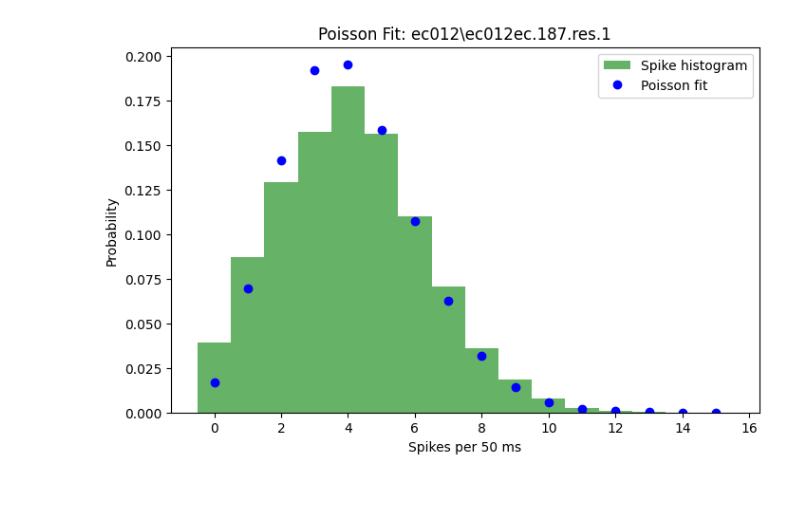
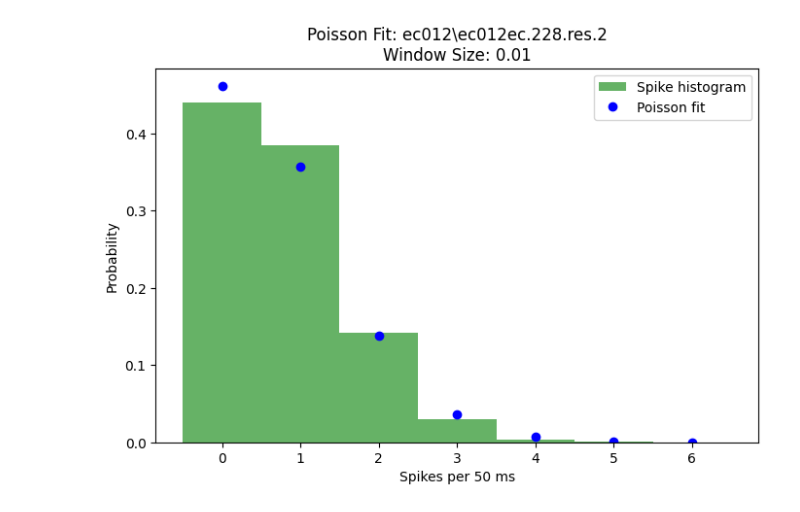
Before and after one commit to NolanRink/CS4520Project2, a Jupyter notebook: Project24540.ipynb, the cells around one changed output. Saved outputs shown, nothing was run; the diff lists cells and outputs as text; code cells hidden in the pictures.

```diff
--- a/Project24540.ipynb
+++ b/Project24540.ipynb
@@ -40,56 +40,67 @@ all_file_paths = ['ec012\\ec012ec.187.res.1',
                   'ec016\\ec016.674.res.2',
                   'ec016\\ec016.682.res.1',
                   'ec016\\ec016.682.res.2']
+# %%
+#Choose files and window sizes to use
+chosen_file = []
+chosen_file.append(all_file_paths[3])
+chosen_file.append(all_file_paths[4])
+chosen_file.append(all_file_paths[6])
+
+window_sizes = [0.01, 0.05, 0.1]
 # %%
-for selected_file in all_file_paths:
-    print("------------------------------------------------------------")
-    print(f"Analyzing file: {selected_file}")
+for selected_file in chosen_file:
+    for window_size in window_sizes:
+        print("------------------------------------------------------------")
+        print(f"window_size: {window_size}")
+        print("------------------------------------------------------------")
+        print(f"Analyzing file: {selected_file}")
 
-    spike_indices = load_spike_data(selected_file)
-    spike_times = convert_to_time(spike_indices)
+        spike_indices = load_spike_data(selected_file)
+        spike_times = convert_to_time(spike_indices)
 
-    print(f"Total spikes: {len(spike_times)}")
-    print(f"Duration (s): {spike_times[-1]:.2f}")
+        print(f"Total spikes: {len(spike_times)}")
+        print(f"Duration (s): {spike_times[-1]:.2f}")
 
-    # Poisson Fit
-    window_size = 0.05
-    counts = compute_spike_counts(spike_times, window_size)
-    lambda_est = np.mean(counts)
-    fano_factor = np.var(counts) / lambda_est if lambda_est > 0 else np.nan
+        # Poisson Fit
 
-    print(f"Poisson λ: {lambda_est:.3f}")
-    print(f"Fano factor: {fano_factor:.3f}")
+        counts = compute_spike_counts(spike_times, window_size)
+        lambda_est = np.mean(counts)
+        fano_factor = np.var(counts) / lambda_est if lambda_est > 0 else np.nan
 
-    plt.figure(figsize=(8, 5))
-    bins = np.arange(np.min(counts), np.max(counts) + 2) - 0.5
-    plt.hist(counts, bins=bins, density=True, alpha=0.6, color='g', label='Spike histogram')
-    x_vals = np.arange(int(np.min(counts)), int(np.max(counts)) + 1)
-    plt.plot(x_vals, poisson.pmf(x_vals, lambda_est), 'bo', label='Poisson fit')
-    plt.xlabel('Spikes per 50 ms')
-    plt.ylabel('Probability')
-    plt.title(f'Poisson Fit: {selected_file}')
-    plt.legend()
-    plt.show()
+        print(f"Poisson λ: {lambda_est:.3f}")
+        print(f"Fano factor: {fano_factor:.3f}")
 
-    # Exponential Fit
-    isi = compute_isi(spike_times)
-    mean_isi = np.mean(isi)
-    lambda_isi_est = 1.0 / mean_isi if mean_isi > 0 else np.nan
+        plt.figure(figsize=(8, 5))
+        bins = np.arange(np.min(counts), np.max(counts) + 2) - 0.5
+        plt.hist(counts, bins=bins, density=True, alpha=0.6, color='g', label='Spike histogram')
+        x_vals = np.arange(int(np.min(counts)), int(np.max(counts)) + 1)
+        plt.plot(x_vals, poisson.pmf(x_vals, lambda_est), 'bo', label='Poisson fit')
+        plt.xlabel('Spikes per 50 ms')
+        plt.ylabel('Probability')
+        plt.title(f'Poisson Fit: {selected_file}\nWindow Size: {window_size}')
+        plt.legend()
+        plt.show()
 
-    print(f"Mean ISI (s): {mean_isi:.6f}")
-    print(f"Exponential λ: {lambda_isi_est:.3f}")
+        # Exponential Fit
+        isi = compute_isi(spike_times)
+        mean_isi = np.mean(isi)
+        lambda_isi_est = 1.0 / mean_isi if mean_isi > 0 else np.nan
 
-    plt.figure(figsize=(8, 5))
-    plt.hist(isi, bins=50, density=True, alpha=0.6, color='b', label='ISI histogram')
-    if not np.isnan(lambda_isi_est):
-        x_pdf = np.linspace(0, np.max(isi), 200)
-        plt.plot(x_pdf, lambda_isi_est * np.exp(-lambda_isi_est * x_pdf), 'r-', lw=2, label='Exponential fit')
-    plt.xlabel('Inter-Spike Interval (s)')
-    plt.ylabel('Probability density')
-    plt.title(f'Exponential Fit: {selected_file}')
-    plt.legend()
-    plt.show()
+        print(f"Mean ISI (s): {mean_isi:.6f}")
+        print(f"Exponential λ: {lambda_isi_est:.3f}")
 
-    print("------------------------------------------------------------\n")
+        plt.figure(figsize=(8, 5))
+        plt.hist(isi, bins=50, density=True, alpha=0.6, color='b', label='ISI histogram')
+        if not np.isnan(lambda_isi_est):
+            x_pdf = np.linspace(0, np.max(isi), 200)
+            plt.plot(x_pdf, lambda_isi_est * np.exp(-lambda_isi_est * x_pdf), 'r-', lw=2, label='Exponential fit')
+        plt.xlabel('Inter-Spike Interval (s)')
+        plt.ylabel('Probability density')
+        plt.title(f'Exponential Fit: {selected_file}\nWindow Size: {window_size}')
+        plt.legend()
+        plt.show()
+
+        print("------------------------------------------------------------\n")
 # %% [output]
 ------------------------------------------------------------
@@ -101 +114 @@ Fano factor: 1.197
-[figure, old version]
+[figure, new version]
```
Also changed, not shown: parts of 2 cells of this notebook, 18 other files.
